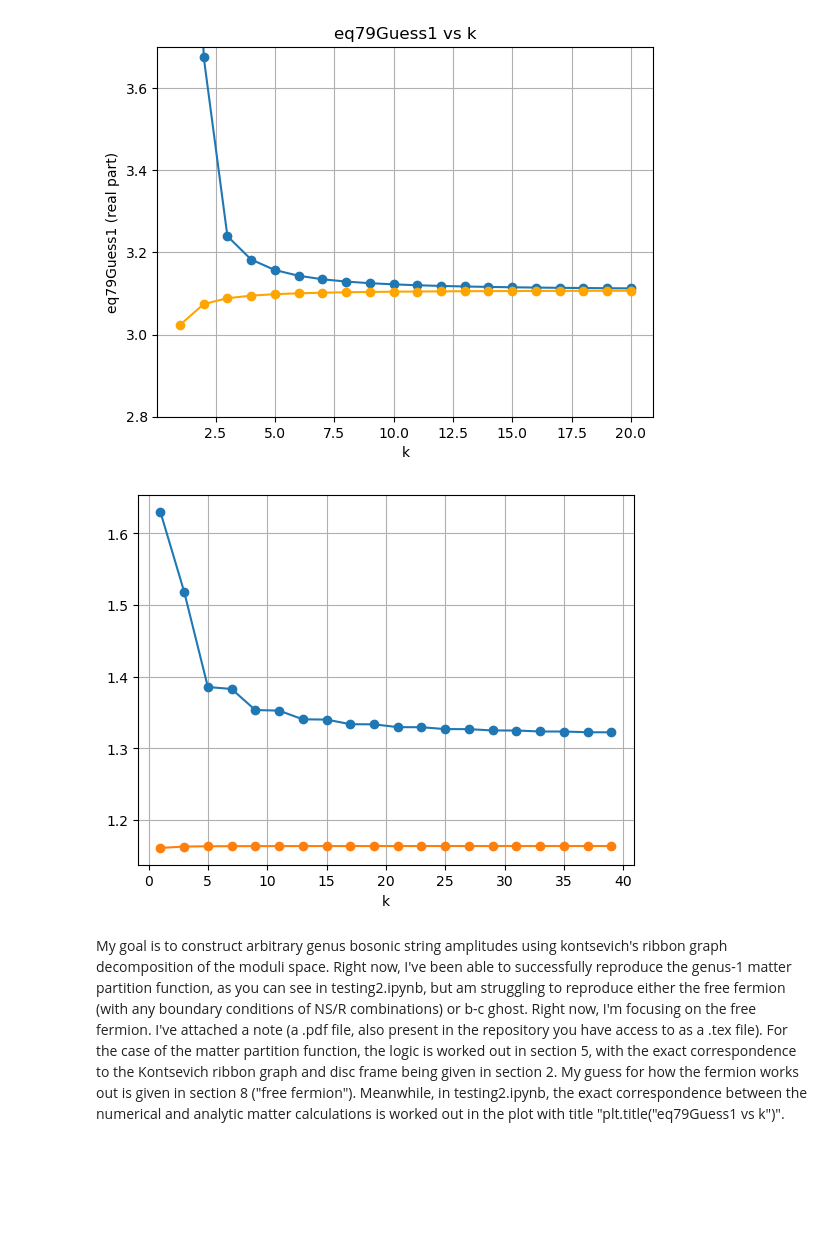
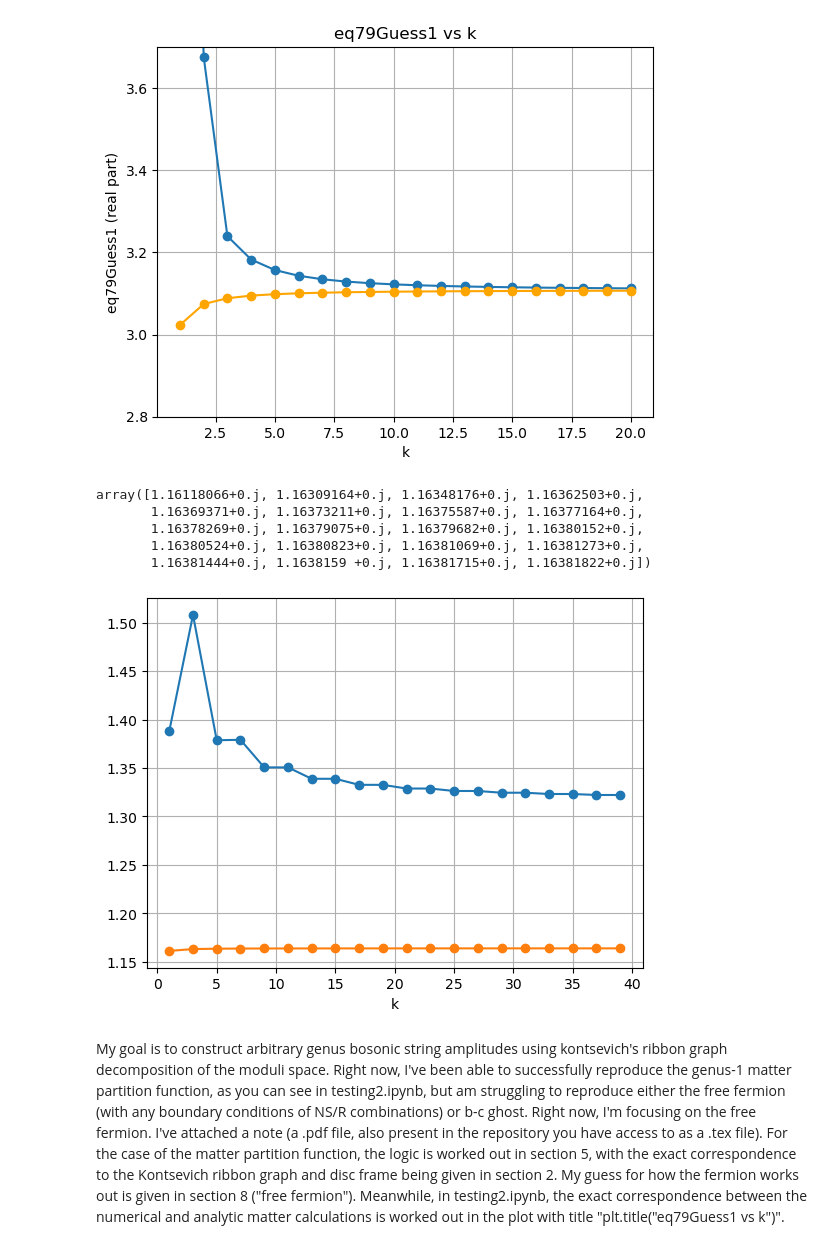
Before and after one commit to Sam-2727/String-Monte-Carlo, a Jupyter notebook: covariant formalism/notebooks/testing2.ipynb, the cells around one changed output. Cells and saved outputs as stored; diff of their text form; code cells hidden in the pictures; blank space fills up the shorter version.

```diff
--- a/covariant formalism/notebooks/testing2.ipynb
+++ b/covariant formalism/notebooks/testing2.ipynb
@@ -473,32 +458,40 @@ plt.ylim({2.8,3.7})
 plt.show()
 # %% [output]
 [figure]
+# %%
+bdet
+# %% [output]
+array([1.16118066+0.j, 1.16309164+0.j, 1.16348176+0.j, 1.16362503+0.j,
+       1.16369371+0.j, 1.16373211+0.j, 1.16375587+0.j, 1.16377164+0.j,
+       1.16378269+0.j, 1.16379075+0.j, 1.16379682+0.j, 1.16380152+0.j,
+       1.16380524+0.j, 1.16380823+0.j, 1.16381069+0.j, 1.16381273+0.j,
+       1.16381444+0.j, 1.1638159 +0.j, 1.16381715+0.j, 1.16381822+0.j])
 # %%
 #order of outputs is bdet (0), pdet (1), f(0) (2), eta (3), im(tau) (4), exp(b) (5), jacobian (6), tau (7), per(1) (8)
 
 # k values corresponding to your rows (e.g. k = 1,3,5,...,19)
 kVals = np.arange(1, 40, 2)
 
 #eq79CompareBCghost is what the bc-ghost part of equation 7.9 should be
 
-bdet = data1[:,0]
+bdet = np.abs(data1[:,0])
 
 eq79CompareBCghost = (
-    data1[:, 2] *
-    data1[:, 6] *
+    np.abs(data1[:, 2]) *
+    np.abs(data1[:, 6]) *
     (np.abs(data1[:, 3]) ** (4))
 )
 
 # Plot real part (or magnitude if you prefer)
 y = np.real(eq79CompareBCghost)   # or np.abs(eq79Actual3)
 
 plt.figure()
 plt.plot(kVals, y, marker="o", linestyle="-", label="")
 plt.plot(kVals, bdet, marker="o", linestyle="-", label="")
 plt.xlabel("k")
 plt.grid(True)
 plt.show()
 # %% [output]
-[figure, old version]
+[figure, new version]
 # %% [markdown]
 My goal is to construct arbitrary genus bosonic string amplitudes using kontsevich's ribbon graph decomposition of the moduli space. Right now, I've been able to successfully reproduce the genus-1 matter partition function, as you can see in testing2.ipynb, but am struggling to reproduce either the free fermion (with any boundary conditions of NS/R combinations) or b-c ghost. Right now, I'm focusing on the free fermion. I've attached a note (a .pdf file, also present in the repository you have access to as a .tex file). For the case of the matter partition function, the logic is worked out in section 5, with the exact correspondence to the Kontsevich ribbon graph and disc frame being given in section 2. My guess for how the fermion works out is given in section 8 ("free fermion"). Meanwhile, in testing2.ipynb, the exact correspondence between the numerical and analytic matter calculations is worked out in the plot with title "plt.title("eq79Guess1 vs k")". The guess for how the free fermion should work out (comparing analytic to numerical) is in the function "ddet_log_plot". Now, can you figure out what is going on and how to get the numerical and analytic free fermion cases to match? I'm not sure if the problem is numerical or analytical.
```
Also changed, not shown: parts of 2 cells of this notebook, 4 other files.
